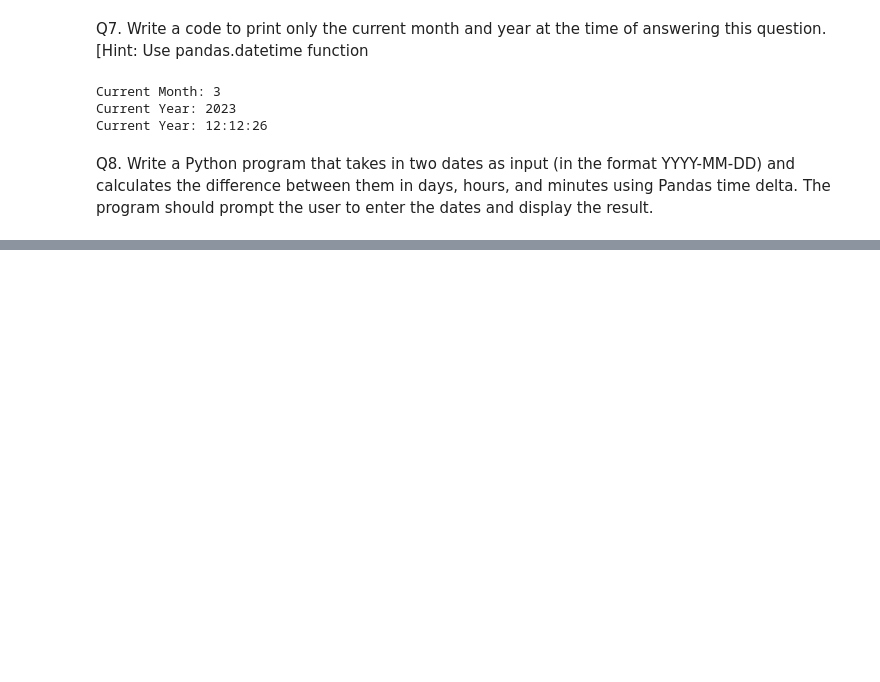
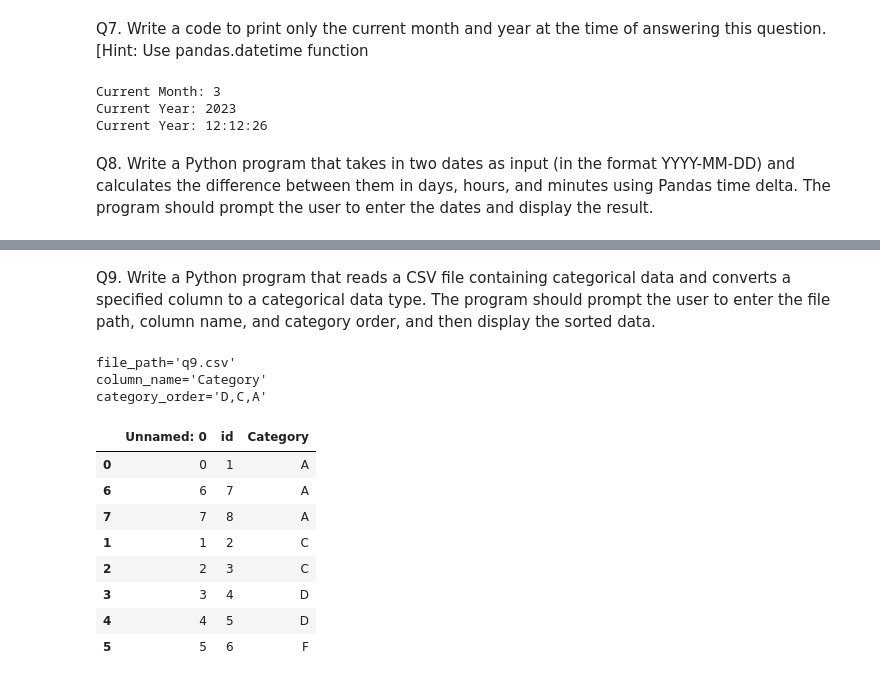
Before and after one commit to Ashutoshcs40all/FULL-STACK-DATA-SCIENCE, a Jupyter notebook: PYTHON/pandas/assignment25feb.ipynb, the cells around one changed output, grey strips where cells are left out. Cells and saved outputs as stored; diff of their text form; code cells hidden in the pictures; blank space fills up the shorter version.

```diff
--- a/PYTHON/pandas/assignment25feb.ipynb
+++ b/PYTHON/pandas/assignment25feb.ipynb
@@ -205,0 +206,9 @@ Difference between the dates:
+# %% [markdown]
+Q9. Write a Python program that reads a CSV file containing categorical data and converts a specified
+column to a categorical data type. The program should prompt the user to enter the file path, column
+name, and category order, and then display the sorted data.
+# %%
+import pandas as pd
+data = {"id":[1,2,3,4,5,6,7,8],
+       "Category":['A','C','C','D','D','F','A','A']
+       }
@@ -205,0 +218,29 @@ Difference between the dates:
+# %%
+file_path= input("Enter the path to csv file: ")
+column_name=input('Enter the name of the column to convert: ')
+category_order=input('Enter the category order(comma-separated list): ')
+
+data1=pd.read_csv(file_path)
+categories=category_order.split(",")
+data[column_name]=pd.Categorical(data1[column_name],categories=categories,ordered=True)
+
+sorted_data = data1.sort_values(by=column_name)
+
+print(f'{file_path=}')
+print(f'{column_name=}')
+print(f'{category_order=}')
+
+sorted_data
+# %% [output]
+file_path='q9.csv'
+column_name='Category'
+category_order='D,C,A'
+|  | Unnamed: 0 | id | Category |
+| 0 | 0 | 1 | A |
+| 6 | 6 | 7 | A |
+| 7 | 7 | 8 | A |
+| 1 | 1 | 2 | C |
+| 2 | 2 | 3 | C |
+| 3 | 3 | 4 | D |
+| 4 | 4 | 5 | D |
+| 5 | 5 | 6 | F |
```
Also changed, not shown: parts of 9 cells of this notebook, 10 other files.
